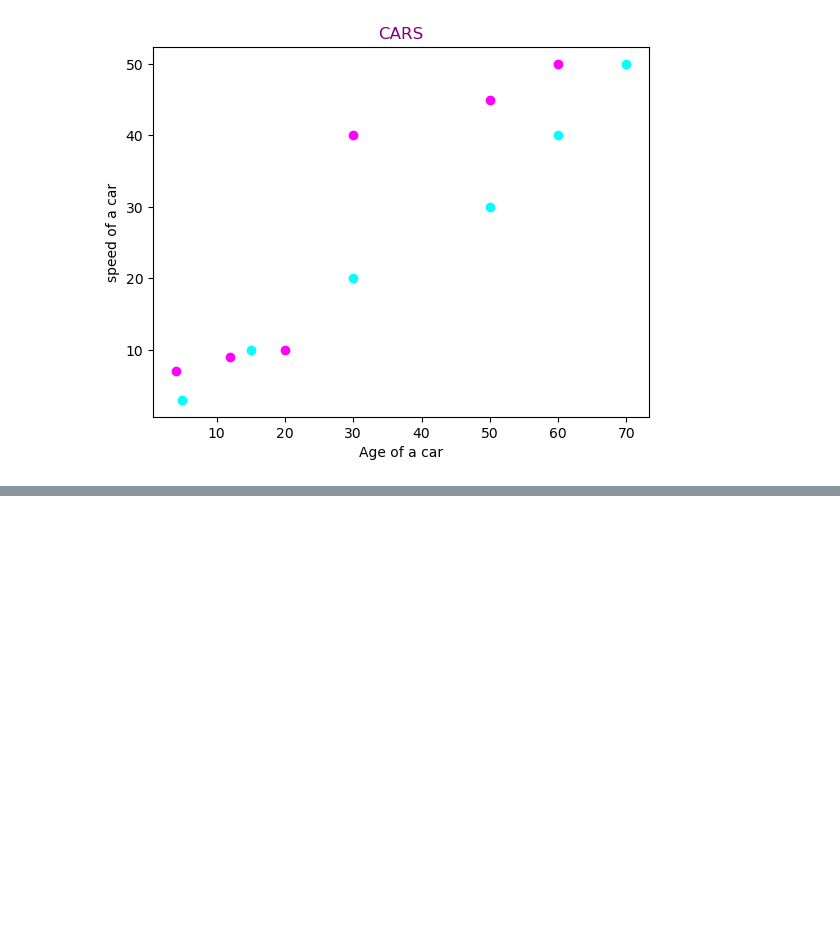
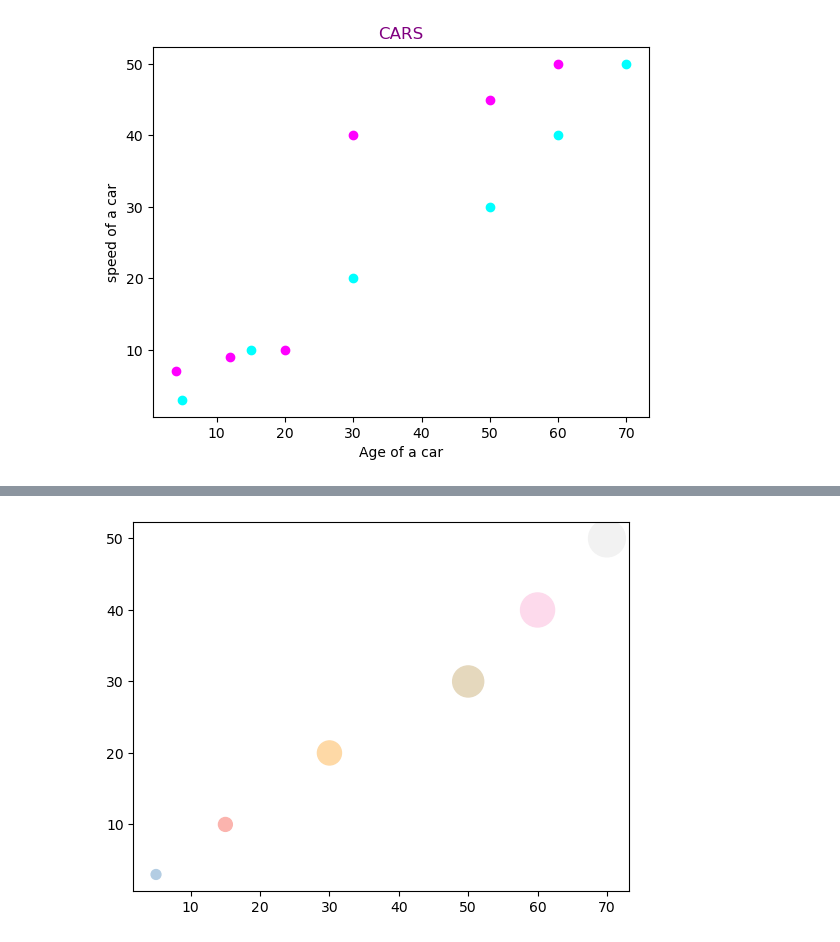
Before and after one commit to sowmya-pallempati/Matplotlib_Basics, a Jupyter notebook: Basics.ipynb, the cells around one changed output, grey strips where cells are left out. Saved outputs shown, nothing was run; the diff lists cells and outputs as text; code cells hidden in the pictures; blank space fills up the shorter version.

```diff
--- a/Basics.ipynb
+++ b/Basics.ipynb
@@ -203,0 +229,12 @@ plt.show()
+# %%
+#setting sizes for the bubbles
+#alpha for tranparency
+
+X1 = np.array([5,15,30,50,60,70])
+Y1 = np.array([3,10,20,30,40,50])
+sizes = np.array([50,100,300,500,600,700])
+
+plt.scatter(X1, Y1, c=colors, cmap='Pastel1', s=sizes, alpha = 1.0)
+plt.show()
+# %% [output]
+[figure, added]
```
Also changed, not shown: parts of 7 cells of this notebook.
